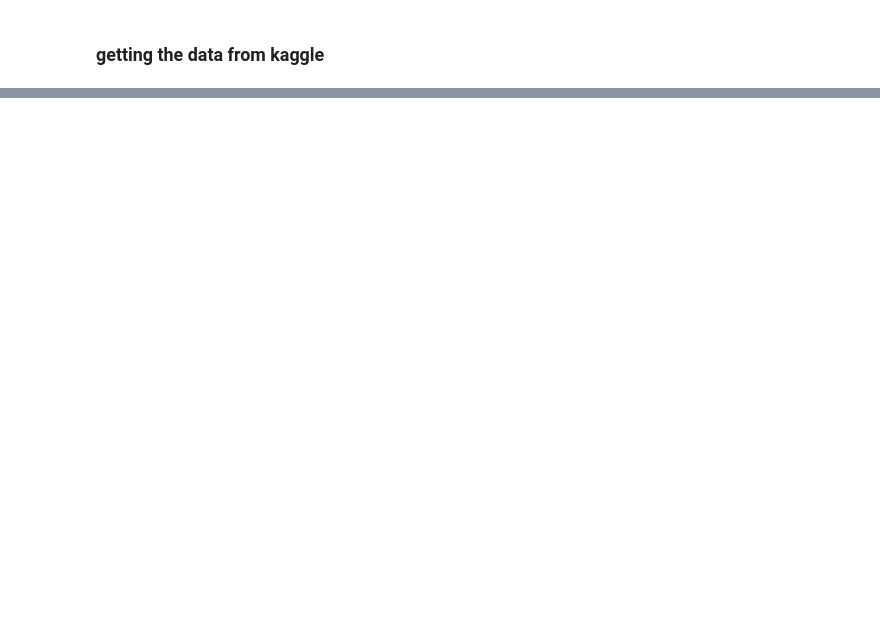
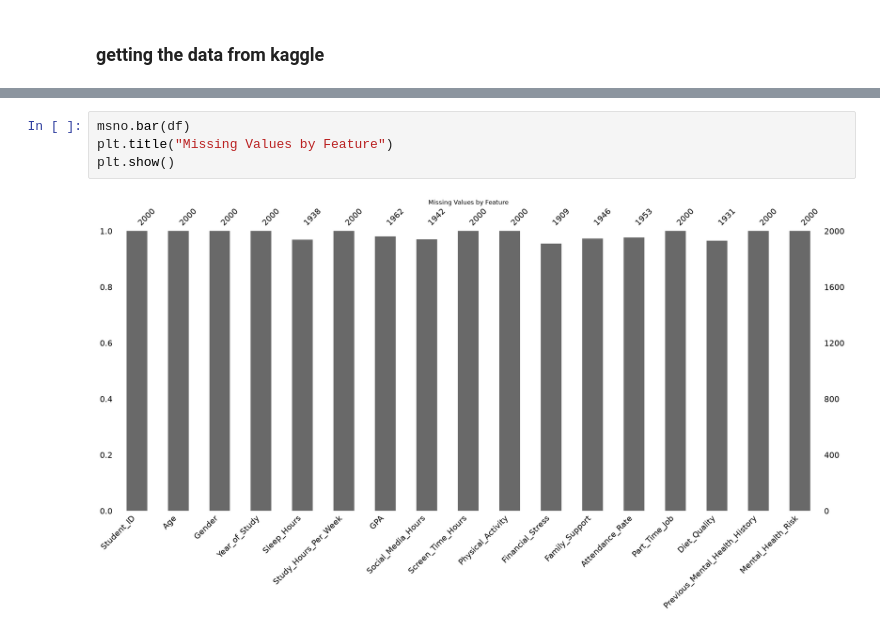
Before and after one commit to redel-byte/soutnance_1, a Jupyter notebook: notebooks/EDA.ipynb, the cells around one changed output, grey strips where cells are left out. Drawn from its saved outputs; the diff is of its cells as text; blank space fills up the shorter version.

```diff
--- a/notebooks/EDA.ipynb
+++ b/notebooks/EDA.ipynb
@@ -27,0 +122,6 @@ print(df.head())
+# %%
+msno.bar(df)
+plt.title("Missing Values by Feature")
+plt.show()
+# %% [output]
+[figure, added]
```
Also changed, not shown: parts of 22 cells of this notebook, 5 other files.
